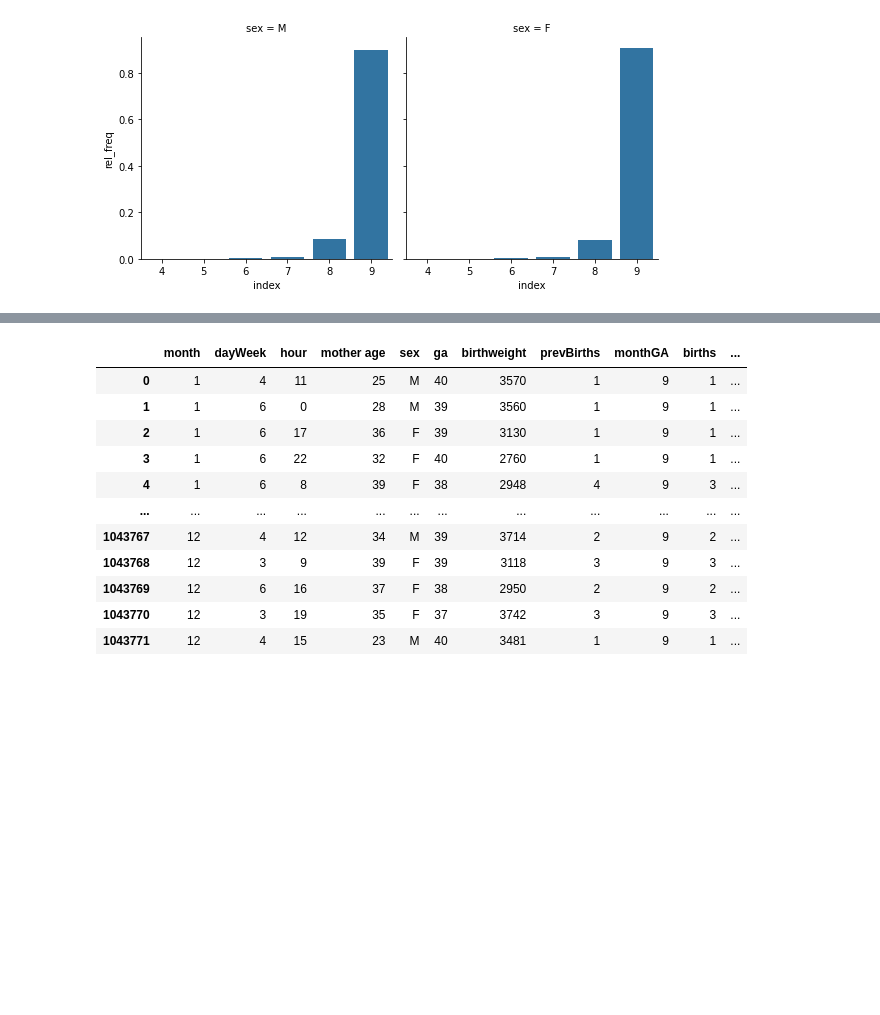
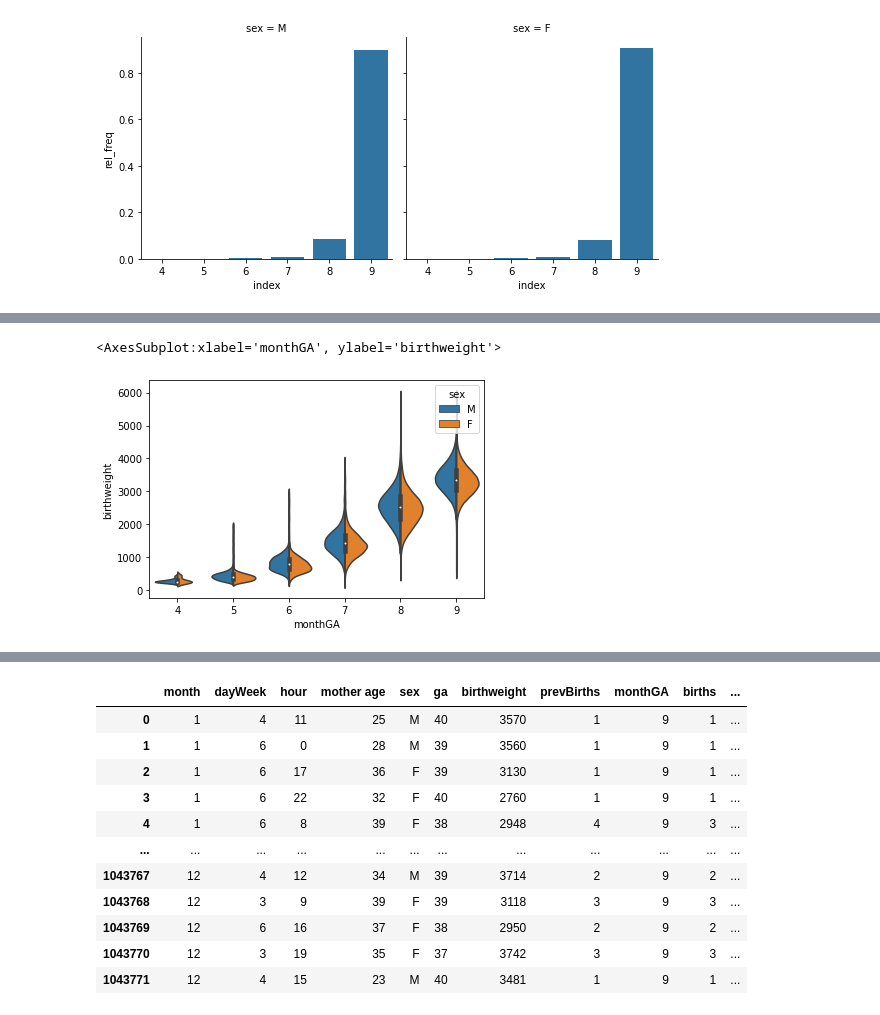
Before and after one commit to marcjmccoy/DATA624_HW4, a Jupyter notebook: hw4_week5 .ipynb, the cells around one changed output, grey strips where cells are left out. Drawn from its saved outputs; the diff is of its cells as text; code cells hidden in the pictures; blank space fills up the shorter version.

```diff
--- a/hw4_week5 .ipynb
+++ b/hw4_week5 .ipynb
@@ -134,3 +132,10 @@ Check the Seaborn's violinplot documentation to generate distribution by sex in
+# %%
+weightData['monthGA'] = weightData['ga'].apply(lambda x:  gaWeeksToMonth(x))
+
+sns.violinplot(data=weightData, x="monthGA", y="birthweight", hue="sex", split=True)
+# %% [output]
+<AxesSubplot:xlabel='monthGA', ylabel='birthweight'>
+[figure, added]
 # %% [markdown]
 # Bivariate histogram [22ts]
 
```
Also changed, not shown: parts of 3 cells of this notebook.
